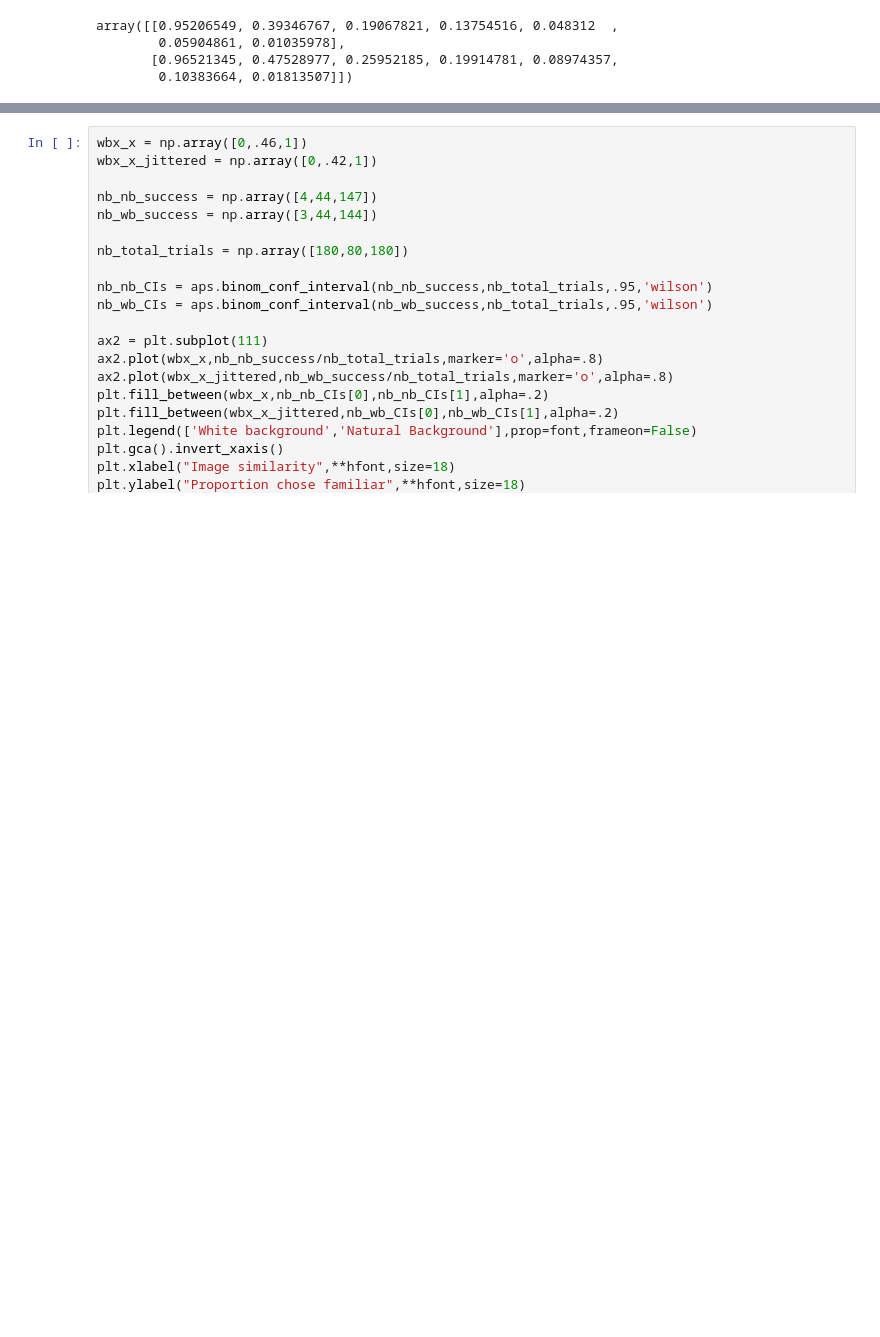
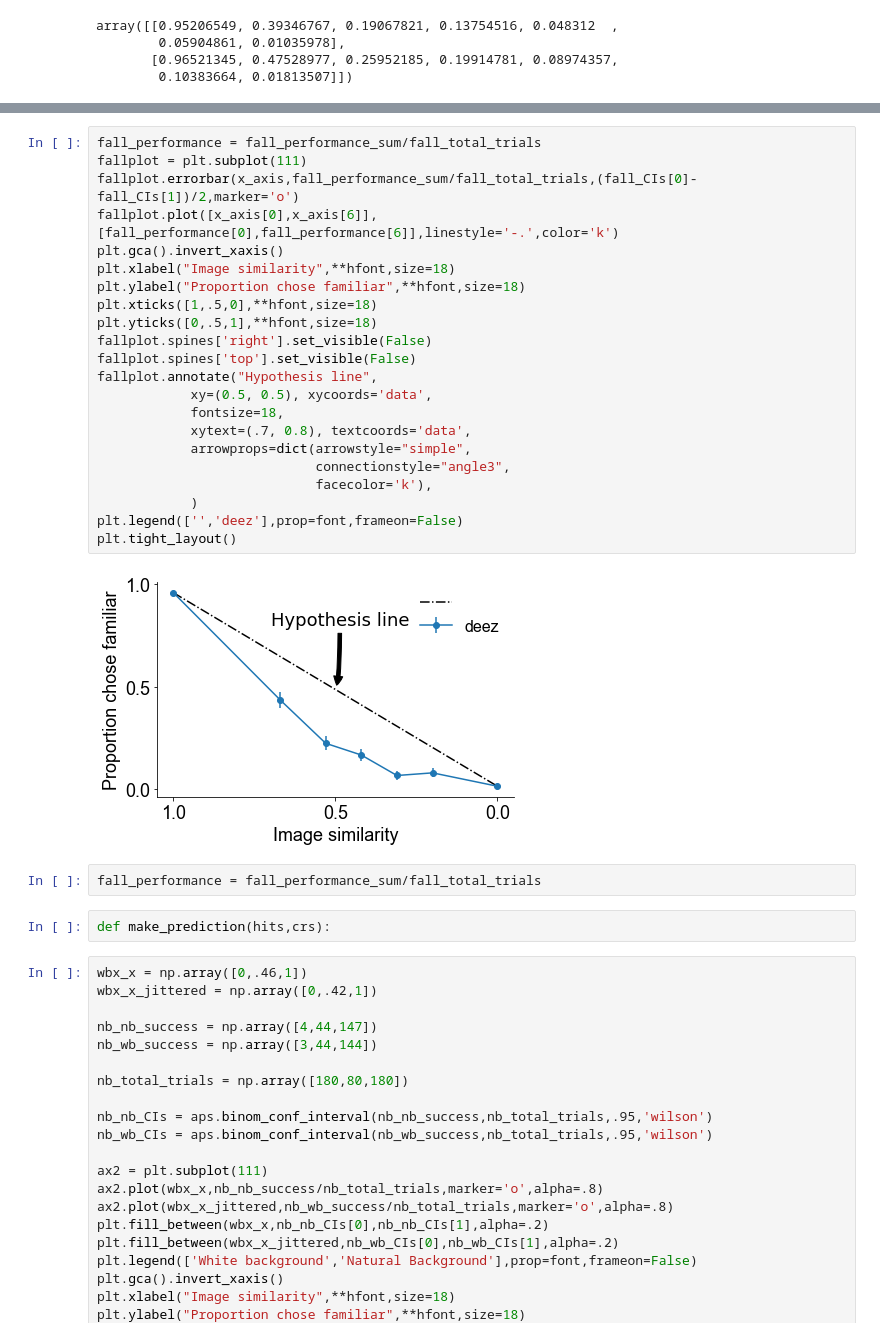
Before and after one commit to SimonBohn/QNC_2021, a Jupyter notebook: Data Vis Presentation.ipynb, the cells around one changed output, grey strips where cells are left out. Drawn from its saved outputs; the diff is of its cells as text; blank space fills up the shorter version.

```diff
--- a/Data Vis Presentation.ipynb
+++ b/Data Vis Presentation.ipynb
@@ -74,3 +74,31 @@ plt.savefig('hypothesis_plot.pdf')
+# %%
+fall_performance = fall_performance_sum/fall_total_trials
+fallplot = plt.subplot(111)
+fallplot.errorbar(x_axis,fall_performance_sum/fall_total_trials,(fall_CIs[0]-fall_CIs[1])/2,marker='o')
+fallplot.plot([x_axis[0],x_axis[6]],[fall_performance[0],fall_performance[6]],linestyle='-.',color='k')
+plt.gca().invert_xaxis()
+plt.xlabel("Image similarity",**hfont,size=18)
+plt.ylabel("Proportion chose familiar",**hfont,size=18)
+plt.xticks([1,.5,0],**hfont,size=18)
+plt.yticks([0,.5,1],**hfont,size=18)
+fallplot.spines['right'].set_visible(False)
+fallplot.spines['top'].set_visible(False)
+fallplot.annotate("Hypothesis line",
+            xy=(0.5, 0.5), xycoords='data',
+            fontsize=18,
+            xytext=(.7, 0.8), textcoords='data',
+            arrowprops=dict(arrowstyle="simple",
+                            connectionstyle="angle3",
+                            facecolor='k'),
+            )
+plt.legend(['','deez'],prop=font,frameon=False)
+plt.tight_layout()
+# %% [output]
+[figure, added]
+# %%
+fall_performance = fall_performance_sum/fall_total_trials
+# %%
+def make_prediction(hits,crs):
 # %%
 wbx_x = np.array([0,.46,1])
 wbx_x_jittered = np.array([0,.42,1])
```
Also changed, not shown: parts of 3 cells of this notebook, 1 other file.
